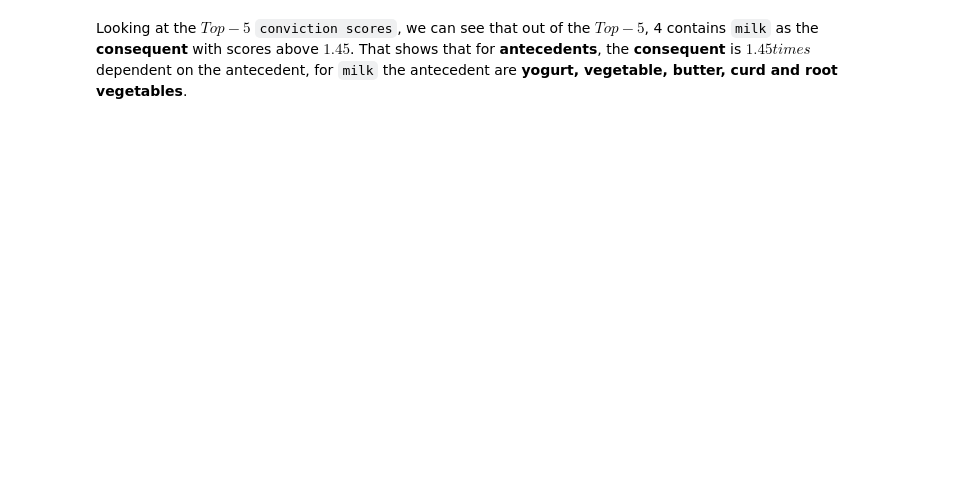
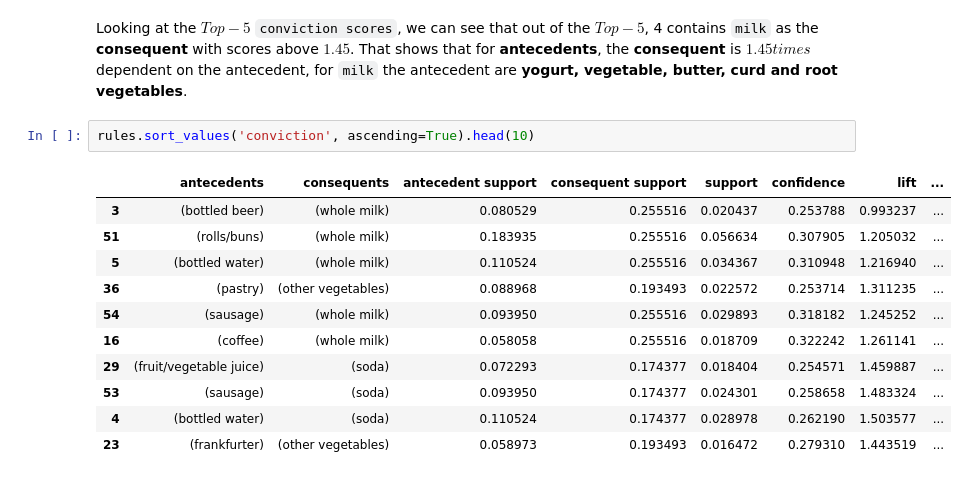
Before and after one commit to teolotti/GroceriesDM, a Jupyter notebook: market.ipynb, the cells around one changed output. Saved outputs shown, nothing was run; the diff lists cells and outputs as text; blank space fills up the shorter version.

```diff
--- a/market.ipynb
+++ b/market.ipynb
@@ -695,2 +695,16 @@ rules.sort_values('conviction', ascending=False).head(10)
 # %% [markdown]
 Looking at the $Top-5$ `conviction scores`, we can see that out of the $Top-5$, 4 contains `milk` as the **consequent** with scores above $1.45$. That shows that for **antecedents**, the **consequent** is $1.45 times$ dependent on the antecedent, for `milk` the antecedent are **yogurt, vegetable, butter, curd and root vegetables**.
+# %%
+rules.sort_values('conviction', ascending=True).head(10)
+# %% [output]
+|  | antecedents | consequents | antecedent support | consequent support | support | confidence | lift | ... |
+| 3 | (bottled beer) | (whole milk) | 0.080529 | 0.255516 | 0.020437 | 0.253788 | 0.993237 | ... |
+| 51 | (rolls/buns) | (whole milk) | 0.183935 | 0.255516 | 0.056634 | 0.307905 | 1.205032 | ... |
+| 5 | (bottled water) | (whole milk) | 0.110524 | 0.255516 | 0.034367 | 0.310948 | 1.216940 | ... |
+| 36 | (pastry) | (other vegetables) | 0.088968 | 0.193493 | 0.022572 | 0.253714 | 1.311235 | ... |
+| 54 | (sausage) | (whole milk) | 0.093950 | 0.255516 | 0.029893 | 0.318182 | 1.245252 | ... |
+| 16 | (coffee) | (whole milk) | 0.058058 | 0.255516 | 0.018709 | 0.322242 | 1.261141 | ... |
+| 29 | (fruit/vegetable juice) | (soda) | 0.072293 | 0.174377 | 0.018404 | 0.254571 | 1.459887 | ... |
+| 53 | (sausage) | (soda) | 0.093950 | 0.174377 | 0.024301 | 0.258658 | 1.483324 | ... |
+| 4 | (bottled water) | (soda) | 0.110524 | 0.174377 | 0.028978 | 0.262190 | 1.503577 | ... |
+| 23 | (frankfurter) | (other vegetables) | 0.058973 | 0.193493 | 0.016472 | 0.279310 | 1.443519 | ... |
```
Also changed, not shown: parts of 11 cells of this notebook.
